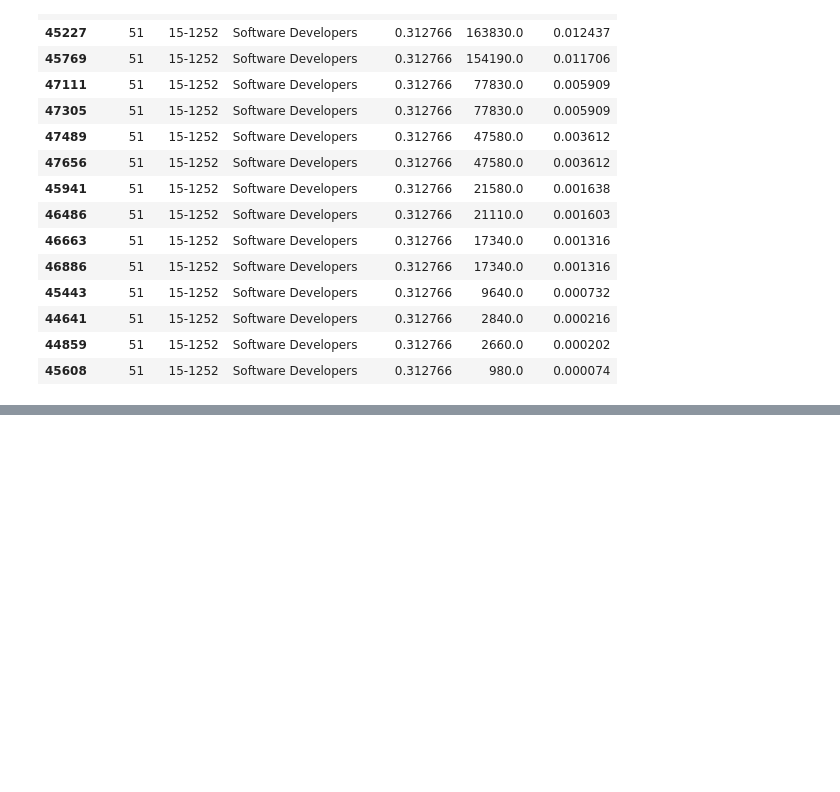
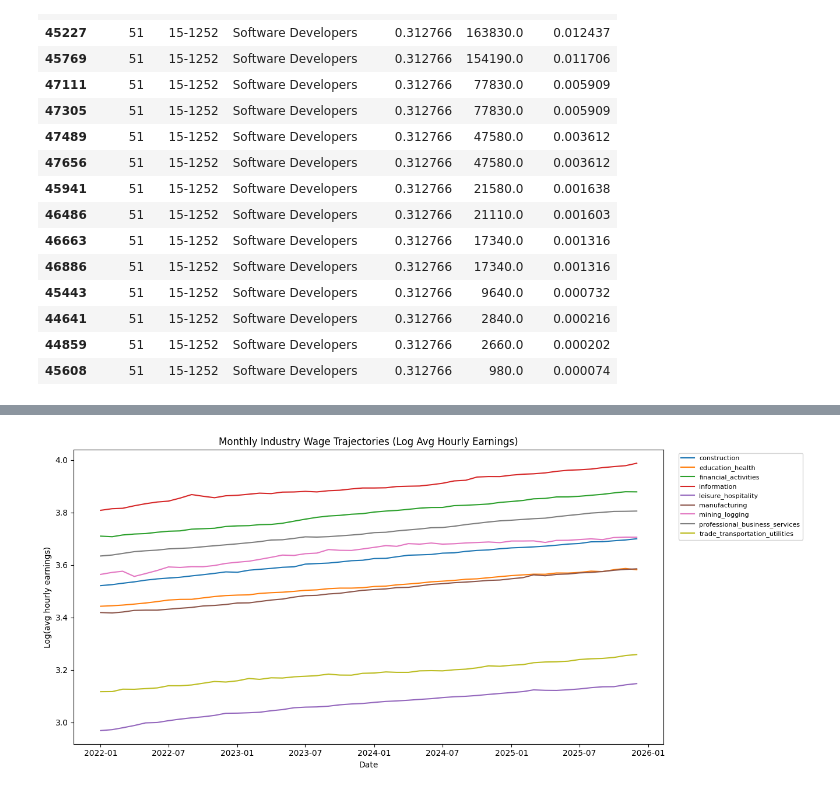
Before and after one commit to AmmarShafi1/Data-Science-Capstone-2026, a Jupyter notebook: Cleaned Code/ai_wage_pipeline_notebook.ipynb, the cells around one changed output, grey strips where cells are left out. Cells and saved outputs as stored; diff of their text form; code cells hidden in the pictures; blank space fills up the shorter version.

```diff
--- a/Cleaned Code/ai_wage_pipeline_notebook.ipynb
+++ b/Cleaned Code/ai_wage_pipeline_notebook.ipynb
@@ -666,0 +766,16 @@ Interpretation: 1 SD higher AI intensity is associated with ~0.14% additional wa
+# %%
+# =========================
+# 10) Figure: Wage trajectories by industry (log wages)
+# =========================
+plt.figure(figsize=(11, 6))
+for ind, g in panel.sort_values("date").groupby("industry_bucket"):
+    plt.plot(g["date"], g["log_wage"], label=ind)
+
+plt.title("Monthly Industry Wage Trajectories (Log Avg Hourly Earnings)")
+plt.xlabel("Date")
+plt.ylabel("Log(avg hourly earnings)")
+plt.tight_layout()
+plt.legend(bbox_to_anchor=(1.02, 1), loc="upper left", fontsize=8)
+plt.show()
+# %% [output]
+[figure, added]
```
Also changed, not shown: parts of 11 cells of this notebook, 4 other files.
